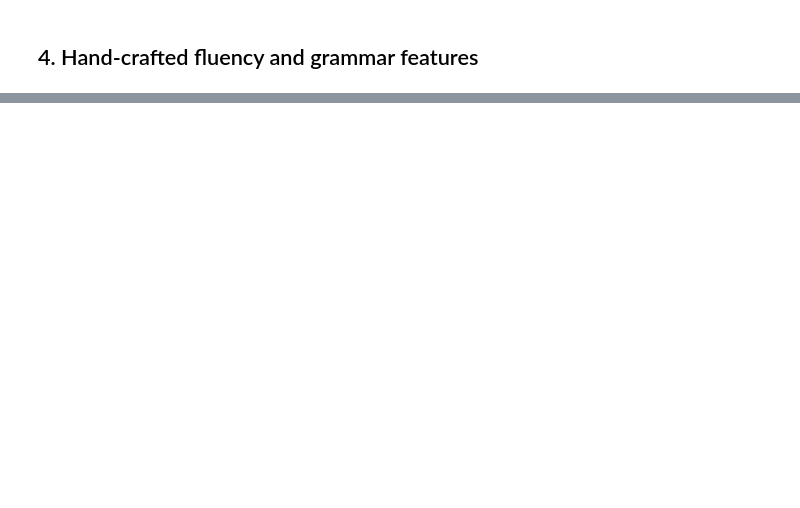
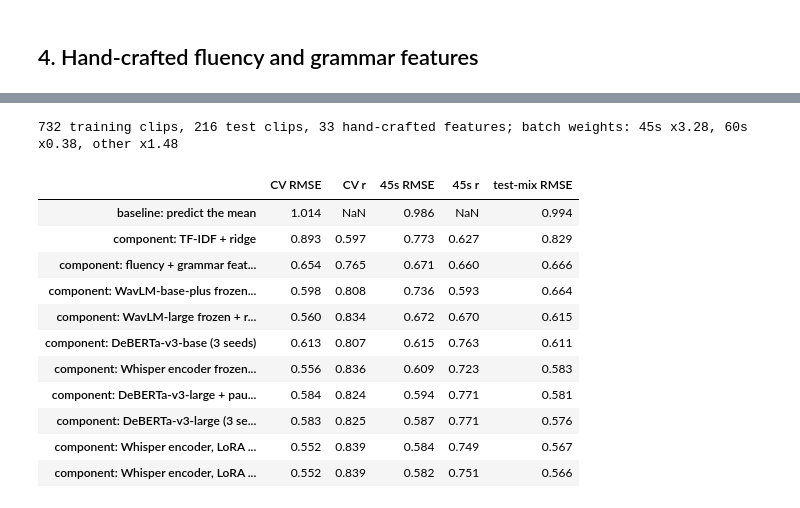
Before and after one commit to GaGaNRaJ2003/grammar-scorer, a Jupyter notebook: grammar_scoring_engine.ipynb, the cells around one changed output, grey strips where cells are left out. Cells and saved outputs as stored; diff of their text form; code cells hidden in the pictures; blank space fills up the shorter version.

```diff
--- a/grammar_scoring_engine.ipynb
+++ b/grammar_scoring_engine.ipynb
@@ -359,0 +283,47 @@ v8 vs its submitted file (sub03): max |diff| 0.028
+# %%
+EXTRA = [f"{OUT}/grammar_features.csv"] + DEB_L + DEB_B + PAUSE + LORA + \
+        [f"{OUT}/{f}.csv" for f in ("whisper_enc_preds", "wavlm_preds", "wavlm_large_preds")]
+AVG = ["deberta_large=deberta_large_preds,deberta_large_s1,deberta_large_s2",
+       "deberta_base=deberta_preds,deberta_base_s1,deberta_base_s2",
+       "deberta_pause=deberta_large_pause_s0,deberta_large_pause_s100,deberta_large_pause_s200"]
+tr, te, HAND, PRED = S.load_table(TRANSCRIPTS, LABELS, EXTRA, AVG)
+for d in (tr, te):
+    d["lora_whisper_3seeds"] = d[["whisper_ft_preds", "whisper_ft_s100", "whisper_ft_s200"]].mean(axis=1)
+y, fold = tr.label.values, S.load_folds(tr, f"{OUT}/folds.csv")
+w = S.batch_weights(tr, te)                                        # importance weights (test batch mix)
+print(f"{len(tr)} training clips, {len(te)} test clips, {len(HAND)} hand-crafted features; batch weights: "
+      + ", ".join(f"{b} x{v:.2f}" for b, v in sorted(dict(zip(tr.batch, w)).items())))
+
+# level-1 components computed here: TF-IDF -> ridge, and hand-crafted features -> (gradient boosting + ridge) / 2
+comp = {}
+comp["tfidf"] = S.oof(S.tfidf_model, tr.text.values, y, fold, w, te.text.values)
+hgb = S.oof(S.hgb_model, tr[HAND].values, y, fold, w, te[HAND].values)
+rdg = S.oof(S.ridge_model, tr[HAND].values, y, fold, w, te[HAND].values)
+comp["hand_features"] = ((hgb[0] + rdg[0]) / 2, (hgb[1] + rdg[1]) / 2)
+# neural / audio components: their saved out-of-fold (train) and test predictions
+for c in ["deberta_large", "deberta_base", "deberta_pause", "whisper_ft_preds", "lora_whisper_3seeds",
+          "whisper_enc_preds", "wavlm_preds", "wavlm_large_preds"]:
+    comp[c] = (tr[c].values, te[c].values)
+
+NAMES = {"hand_features": "fluency + grammar features (HGB/ridge)", "tfidf": "TF-IDF + ridge",
+         "deberta_large": "DeBERTa-v3-large (3 seeds)", "deberta_base": "DeBERTa-v3-base (3 seeds)",
+         "deberta_pause": "DeBERTa-v3-large + pause markers (3 seeds)", "whisper_ft_preds": "Whisper encoder, LoRA (seed 0)",
+         "lora_whisper_3seeds": "Whisper encoder, LoRA (3 seeds)", "whisper_enc_preds": "Whisper encoder frozen + ridge",
+         "wavlm_preds": "WavLM-base-plus frozen + ridge", "wavlm_large_preds": "WavLM-large frozen + ridge"}
+rows = {"baseline: predict the mean": S.metrics(y, np.full(len(y), y.mean()), tr.batch, w)}
+rows |= {f"component: {NAMES[c]}": S.metrics(y, comp[c][0], tr.batch, w) for c in NAMES}
+pd.DataFrame(rows).T.sort_values("test-mix RMSE", ascending=False)
+# %% [output]
+732 training clips, 216 test clips, 33 hand-crafted features; batch weights: 45s x3.28, 60s x0.38, other x1.48
+|  | CV RMSE | CV r | 45s RMSE | 45s r | test-mix RMSE |
+| baseline: predict the mean | 1.014 | NaN | 0.986 | NaN | 0.994 |
+| component: TF-IDF + ridge | 0.893 | 0.597 | 0.773 | 0.627 | 0.829 |
+| component: fluency + grammar feat... | 0.654 | 0.765 | 0.671 | 0.660 | 0.666 |
+| component: WavLM-base-plus frozen... | 0.598 | 0.808 | 0.736 | 0.593 | 0.664 |
+| component: WavLM-large frozen + r... | 0.560 | 0.834 | 0.672 | 0.670 | 0.615 |
+| component: DeBERTa-v3-base (3 seeds) | 0.613 | 0.807 | 0.615 | 0.763 | 0.611 |
+| component: Whisper encoder frozen... | 0.556 | 0.836 | 0.609 | 0.723 | 0.583 |
+| component: DeBERTa-v3-large + pau... | 0.584 | 0.824 | 0.594 | 0.771 | 0.581 |
+| component: DeBERTa-v3-large (3 se... | 0.583 | 0.825 | 0.587 | 0.771 | 0.576 |
+| component: Whisper encoder, LoRA ... | 0.552 | 0.839 | 0.584 | 0.749 | 0.567 |
+| component: Whisper encoder, LoRA ... | 0.552 | 0.839 | 0.582 | 0.751 | 0.566 |
```
Also changed, not shown: parts of 52 cells of this notebook, 14 other files.
